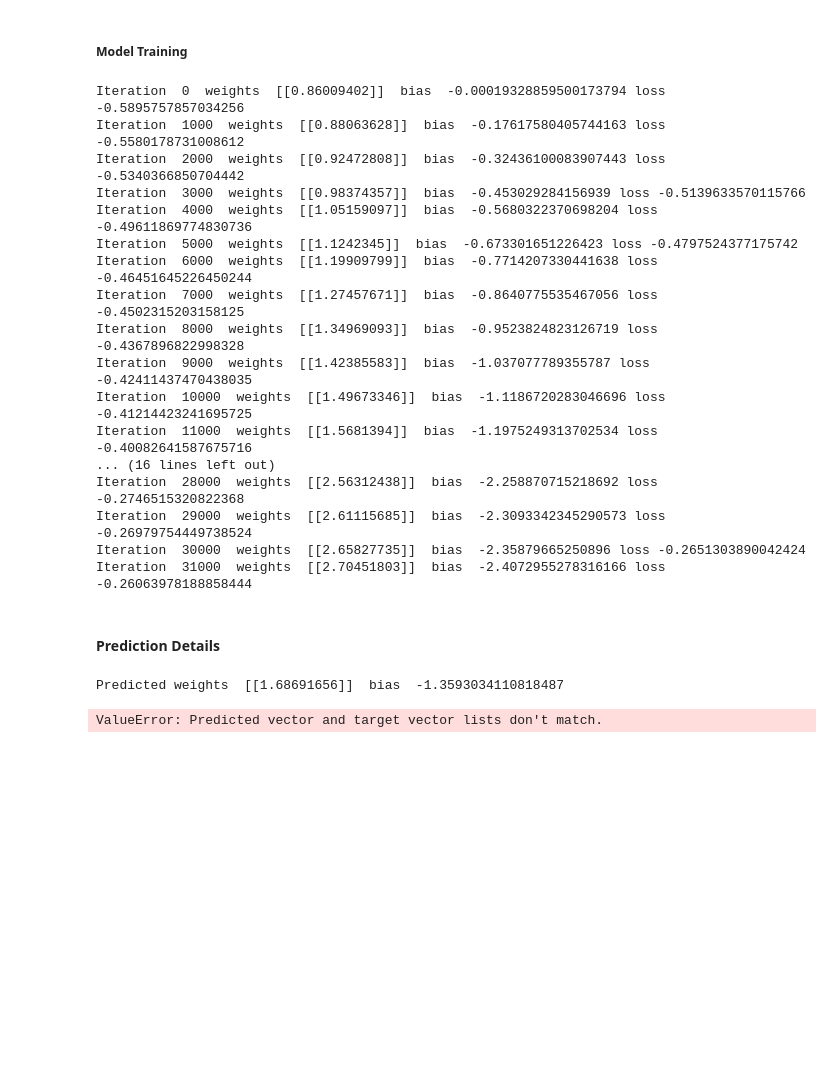
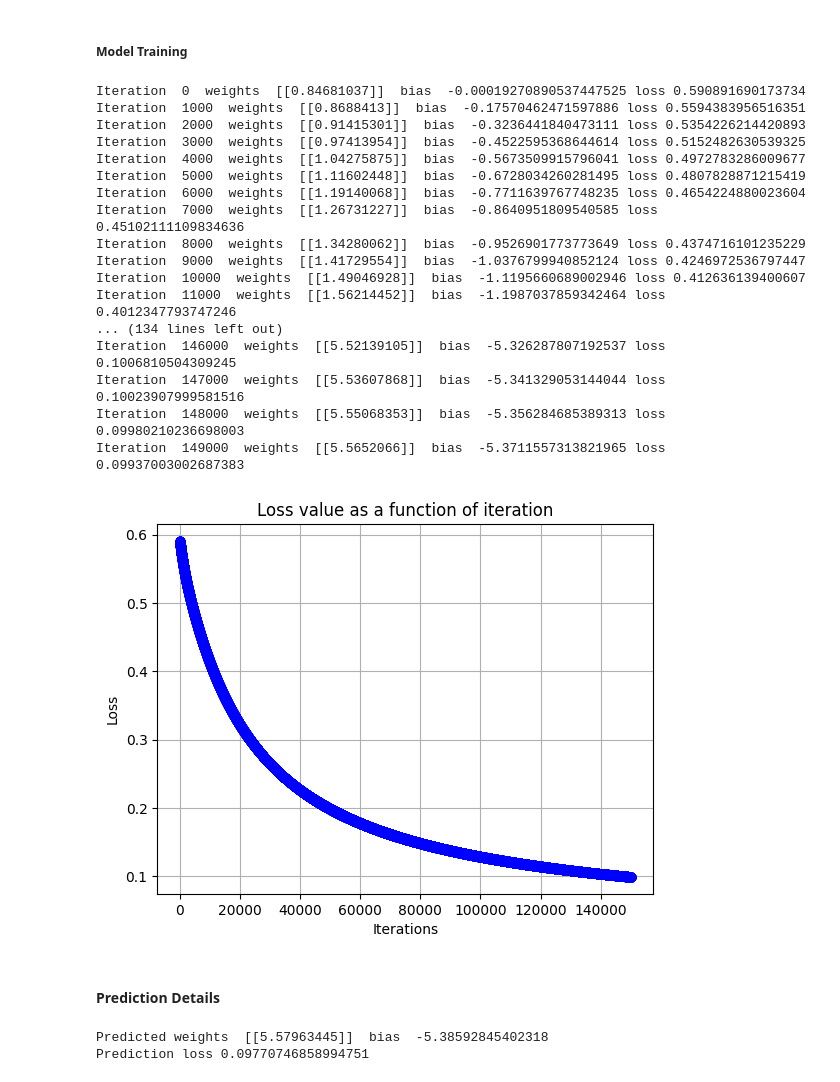
Before and after one commit to Dwijraj/ml-algorithms-raw, a Jupyter notebook: jupyter-notebooks/LogisticRegression-one-variable.ipynb, the cells around one changed output. Cells and saved outputs as stored; diff of their text form; code cells hidden in the pictures; blank space fills up the shorter version.

Commit message:
Logistic regression impl and testing complete

```diff
--- a/jupyter-notebooks/LogisticRegression-one-variable.ipynb
+++ b/jupyter-notebooks/LogisticRegression-one-variable.ipynb
@@ -60,37 +65,30 @@ print(testing_labels.shape)
 # %%
 model = LogisticRegression(training_features, training_labels , learning_rate=0.001, threshold=0.5)
 model.train(150000,True)
 
 values = model.trainingLoss
 x = np.arange(1, len(values) + 1)
 
-# Plotting
-plt.plot(x, values, marker='o', linestyle='-', color='blue')
-
-# Labels and title
-plt.xlabel("Iteration")
-plt.ylabel("Loss")
-plt.title("Loss value as a function of iteration")
-plt.grid(True)
-plt.show()
+plotLineGraph("Iterations", "Loss", "Loss value as a function of iteration",x,values)
 # %% [output]
-Iteration  0  weights  [[0.86009402]]  bias  -0.00019328859500173794 loss -0.5895757857034256
-Iteration  1000  weights  [[0.88063628]]  bias  -0.17617580405744163 loss -0.5580178731008612
-Iteration  2000  weights  [[0.92472808]]  bias  -0.32436100083907443 loss -0.5340366850704442
-Iteration  3000  weights  [[0.98374357]]  bias  -0.453029284156939 loss -0.5139633570115766
-Iteration  4000  weights  [[1.05159097]]  bias  -0.5680322370698204 loss -0.49611869774830736
-Iteration  5000  weights  [[1.1242345]]  bias  -0.673301651226423 loss -0.4797524377175742
-Iteration  6000  weights  [[1.19909799]]  bias  -0.7714207330441638 loss -0.46451645226450244
-Iteration  7000  weights  [[1.27457671]]  bias  -0.8640775535467056 loss -0.4502315203158125
-Iteration  8000  weights  [[1.34969093]]  bias  -0.9523824823126719 loss -0.4367896822998328
-Iteration  9000  weights  [[1.42385583]]  bias  -1.037077789355787 loss -0.42411437470438035
-Iteration  10000  weights  [[1.49673346]]  bias  -1.1186720283046696 loss -0.41214423241695725
-Iteration  11000  weights  [[1.5681394]]  bias  -1.1975249313702534 loss -0.40082641587675716
-... (16 lines left out)
-Iteration  28000  weights  [[2.56312438]]  bias  -2.258870715218692 loss -0.2746515320822368
-Iteration  29000  weights  [[2.61115685]]  bias  -2.3093342345290573 loss -0.26979754449738524
-Iteration  30000  weights  [[2.65827735]]  bias  -2.35879665250896 loss -0.2651303890042424
-Iteration  31000  weights  [[2.70451803]]  bias  -2.4072955278316166 loss -0.26063978188858444
+Iteration  0  weights  [[0.84681037]]  bias  -0.00019270890537447525 loss 0.590891690173734
+Iteration  1000  weights  [[0.8688413]]  bias  -0.17570462471597886 loss 0.5594383956516351
+Iteration  2000  weights  [[0.91415301]]  bias  -0.3236441840473111 loss 0.5354226214420893
+Iteration  3000  weights  [[0.97413954]]  bias  -0.4522595368644614 loss 0.5152482630539325
+Iteration  4000  weights  [[1.04275875]]  bias  -0.5673509915796041 loss 0.4972783286009677
+Iteration  5000  weights  [[1.11602448]]  bias  -0.6728034260281495 loss 0.4807828871215419
+Iteration  6000  weights  [[1.19140068]]  bias  -0.7711639767748235 loss 0.4654224880023604
+Iteration  7000  weights  [[1.26731227]]  bias  -0.8640951809540585 loss 0.45102111109834636
+Iteration  8000  weights  [[1.34280062]]  bias  -0.9526901773773649 loss 0.4374716101235229
+Iteration  9000  weights  [[1.41729554]]  bias  -1.0376799940852124 loss 0.4246972536797447
+Iteration  10000  weights  [[1.49046928]]  bias  -1.1195660689002946 loss 0.412636139400607
+Iteration  11000  weights  [[1.56214452]]  bias  -1.1987037859342464 loss 0.4012347793747246
+... (134 lines left out)
+Iteration  146000  weights  [[5.52139105]]  bias  -5.326287807192537 loss 0.1006810504309245
+Iteration  147000  weights  [[5.53607868]]  bias  -5.341329053144044 loss 0.10023907999581516
+Iteration  148000  weights  [[5.55068353]]  bias  -5.356284685389313 loss 0.09980210236698003
+Iteration  149000  weights  [[5.5652066]]  bias  -5.3711557313821965 loss 0.09937003002687383
+[figure, added]
 # %% [markdown]
 #### Prediction Details
 # %%
@@ -100,7 +98,7 @@ actual = testing_labels.reshape(-1, 1)  # ensure shape = (n_samples, 1)
 probs = LogisticRegression.sigmoidFunction(np.dot(testing_attributes, model.weight) + model.bias)
 loss = model.calculateBinaryCrossEntropyLoss(actual, probs)
 
-print("Prediction loss", model.calculateMseLoss(actual,model.predict(testing_attributes)))
+print("Prediction loss", loss)
 # %% [output]
-Predicted weights  [[1.68691656]]  bias  -1.3593034110818487
+Predicted weights  [[5.57963445]]  bias  -5.38592845402318
+Prediction loss 0.09770746858994751
-ValueError: Predicted vector and target vector lists don't match.
```
Also changed, not shown: parts of 1 cell of this notebook, 4 other files.
